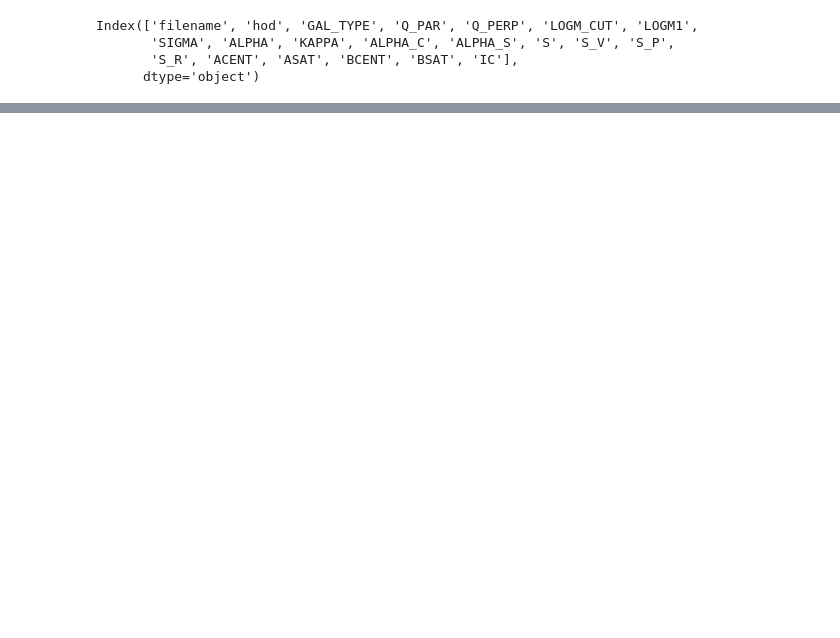
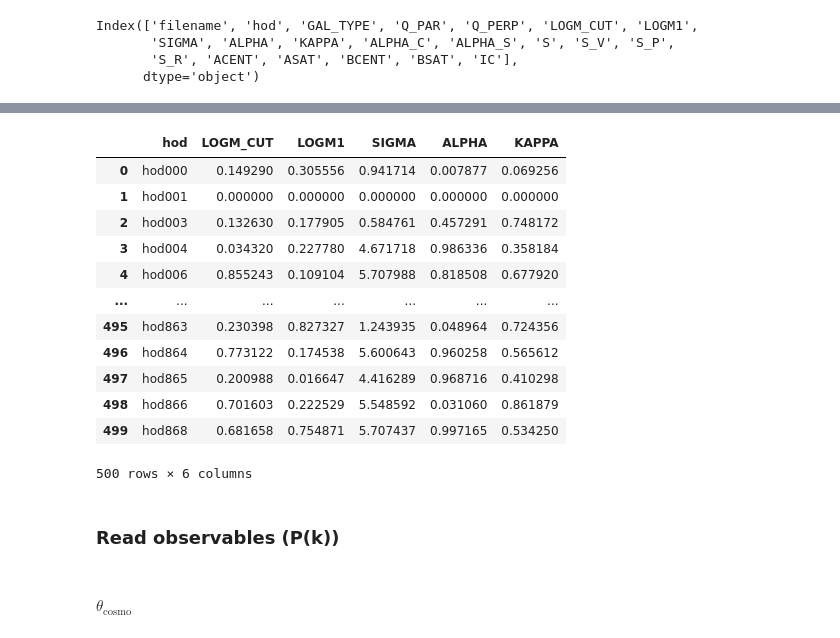
Before and after one commit to ValeriaTorresG/fisher-analysis, a Jupyter notebook: fisher_hod.ipynb, the cells around one changed output, grey strips where cells are left out. Cells and saved outputs as stored; diff of their text form; code cells hidden in the pictures; blank space fills up the shorter version.

```diff
--- a/fisher_hod.ipynb
+++ b/fisher_hod.ipynb
@@ -96,0 +117,7 @@ F_{\mathrm{HOD},\mathrm{HOD}}
+# %%
+cols = ['LOGM_CUT', 'LOGM1', 'SIGMA', 'ALPHA', 'KAPPA']
+# %%
+sub_df = df_hods[cols]
+# %%
+base = df_hods.loc[df_hods['hod']=='hod001', cols].iloc[0]
+base
@@ -96,0 +131,3 @@ F_{\mathrm{HOD},\mathrm{HOD}}
+# %%
+delta = np.abs(sub_df-base)
+delta
@@ -96,0 +148,19 @@ F_{\mathrm{HOD},\mathrm{HOD}}
+# %%
+delta_hod = pd.concat([df_hods[['hod']], delta], axis=1)
+delta_hod
+# %% [output]
+|  | hod | LOGM_CUT | LOGM1 | SIGMA | ALPHA | KAPPA |
+| 0 | hod000 | 0.149290 | 0.305556 | 0.941714 | 0.007877 | 0.069256 |
+| 1 | hod001 | 0.000000 | 0.000000 | 0.000000 | 0.000000 | 0.000000 |
+| 2 | hod003 | 0.132630 | 0.177905 | 0.584761 | 0.457291 | 0.748172 |
+| 3 | hod004 | 0.034320 | 0.227780 | 4.671718 | 0.986336 | 0.358184 |
+| 4 | hod006 | 0.855243 | 0.109104 | 5.707988 | 0.818508 | 0.677920 |
+| ... | ... | ... | ... | ... | ... | ... |
+| 495 | hod863 | 0.230398 | 0.827327 | 1.243935 | 0.048964 | 0.724356 |
+| 496 | hod864 | 0.773122 | 0.174538 | 5.600643 | 0.960258 | 0.565612 |
+| 497 | hod865 | 0.200988 | 0.016647 | 4.416289 | 0.968716 | 0.410298 |
+| 498 | hod866 | 0.701603 | 0.222529 | 5.548592 | 0.031060 | 0.861879 |
+| 499 | hod868 | 0.681658 | 0.754871 | 5.707437 | 0.997165 | 0.534250 |
+500 rows × 6 columns
+# %% [markdown]
+### Read observables (P(k))
@@ -96,0 +185,2 @@ F_{\mathrm{HOD},\mathrm{HOD}}
+# %% [markdown]
+#### $\theta_{\mathrm{cosmo}}$
```
Also changed, not shown: parts of 60 cells of this notebook, 1 other file.
